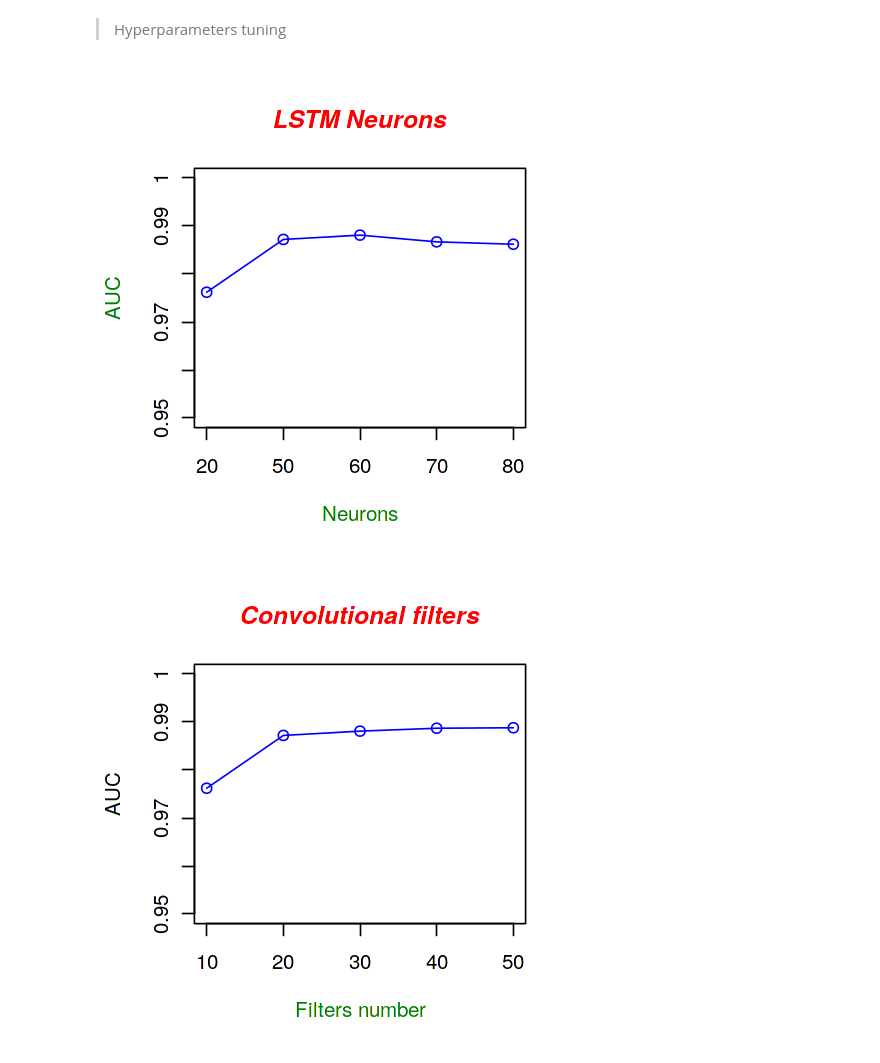
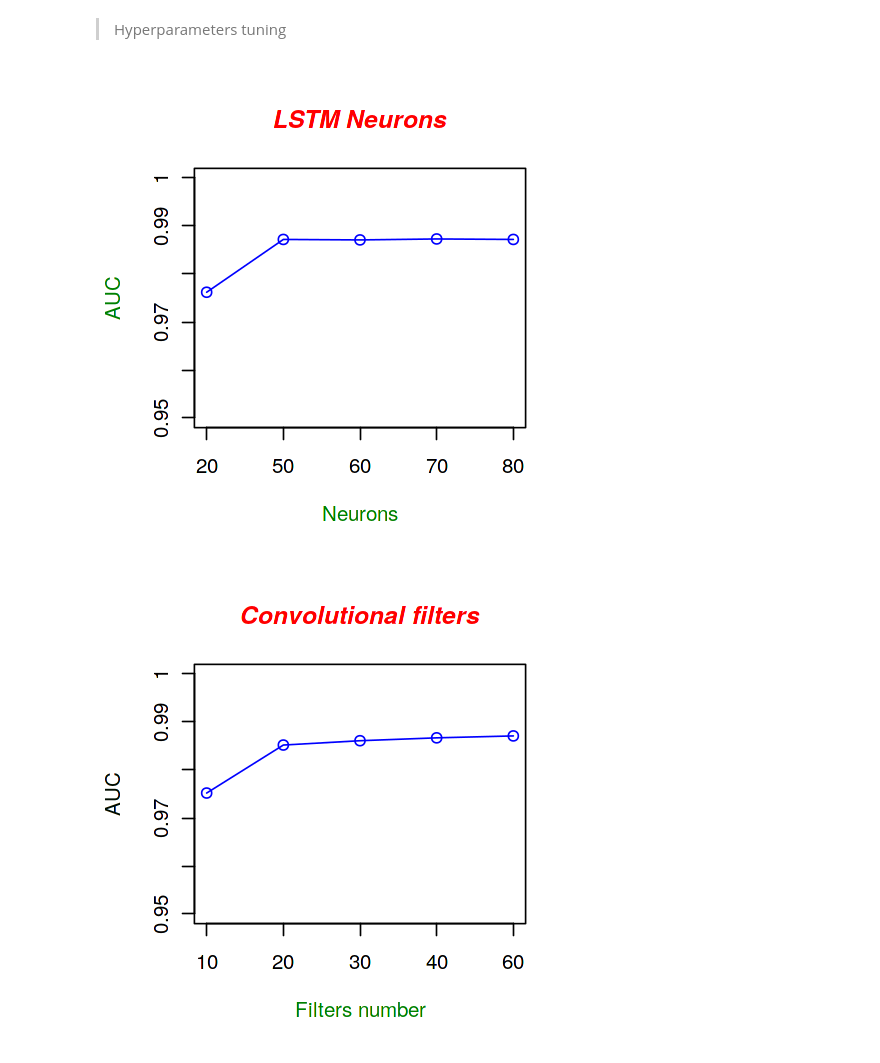
Before and after one commit to johnsmithm/toxic-comment-classification, a Jupyter notebook: notebook.ipynb, the cells around one changed output. Saved outputs shown, nothing was run; the diff lists cells and outputs as text; code cells hidden in the pictures.

```diff
--- a/notebook.ipynb
+++ b/notebook.ipynb
@@ -518,7 +518,7 @@ do.call(grid.arrange,p)
 > Hyperparameters tuning
 # %%
 options(repr.plot.width=4,repr.plot.height=4)
-aucs <- c(0.9762, 0.9872, 0.9881, 0.9867, 0.9862)
+aucs <- c(0.9762, 0.9872, 0.9871, 0.9873, 0.9872)
 
 g_range <- range(0.95, 1)
 
@@ -535,24 +535,24 @@ title(main="LSTM Neurons", col.main="red", font.main=4)
 title(xlab="Neurons", col.lab=rgb(0,0.5,0))
 title(ylab="AUC", col.lab=rgb(0,0.5,0))
 # %% [output]
-[figure, old version]
+[figure, new version]
 # %%
 options(repr.plot.width=4,repr.plot.height=4)
-aucs <- c(0.9762, 0.9872, 0.9881, 0.9887, 0.9888)
+aucs <- c(0.9752, 0.9852, 0.9861, 0.9867, 0.9871)
 
 g_range <- range(0.95, 1)
 plot(aucs, type="o", col="blue", ylim=g_range,
    axes=FALSE, ann=FALSE)
 
-axis(1, at=1:5, lab=c("10","20","30","40","50"))
+axis(1, at=1:5, lab=c("10","20","30","40","60"))
 
 ticks<-c(0.95,0.96,0.97,0.98,0.99,1)
 axis(2,at=ticks,labels=ticks)
 
 box()
 title(main="Convolutional filters", col.main="red", font.main=4)
 
 title(xlab="Filters number", col.lab=rgb(0,0.5,0))
 title(ylab="AUC", col.lab=rgb(0,0.05,0))
 # %% [output]
-[figure, old version]
+[figure, new version]
```
